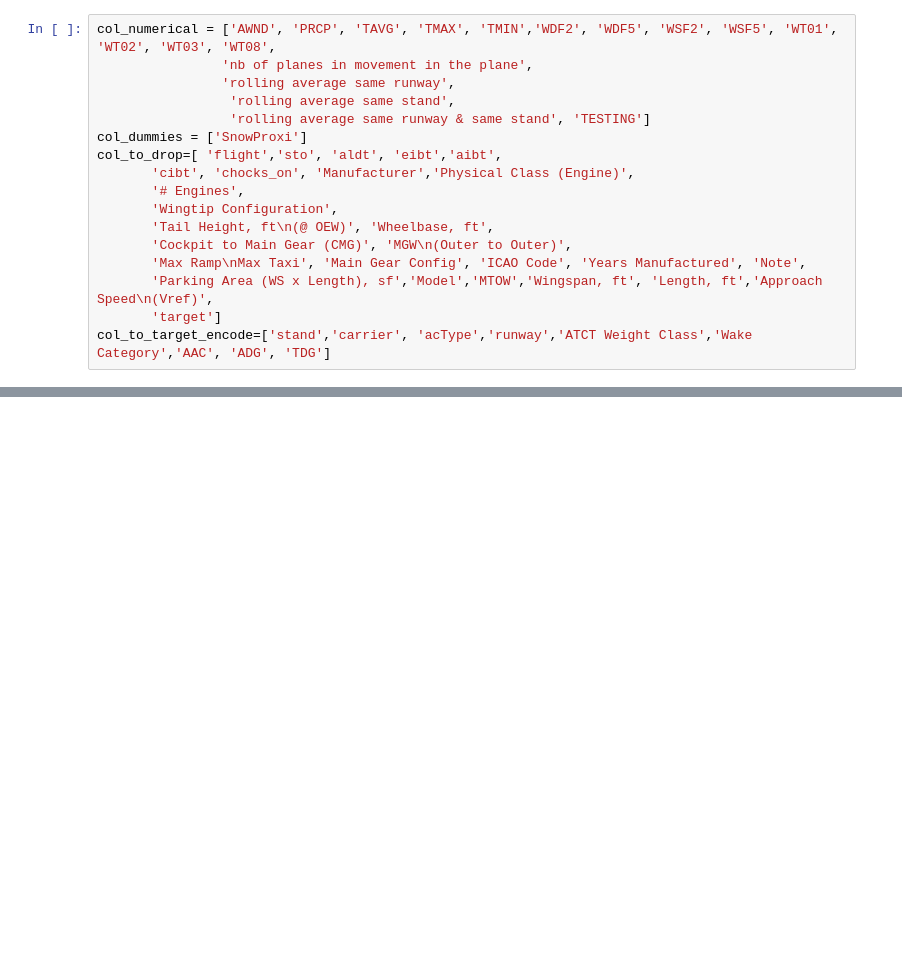
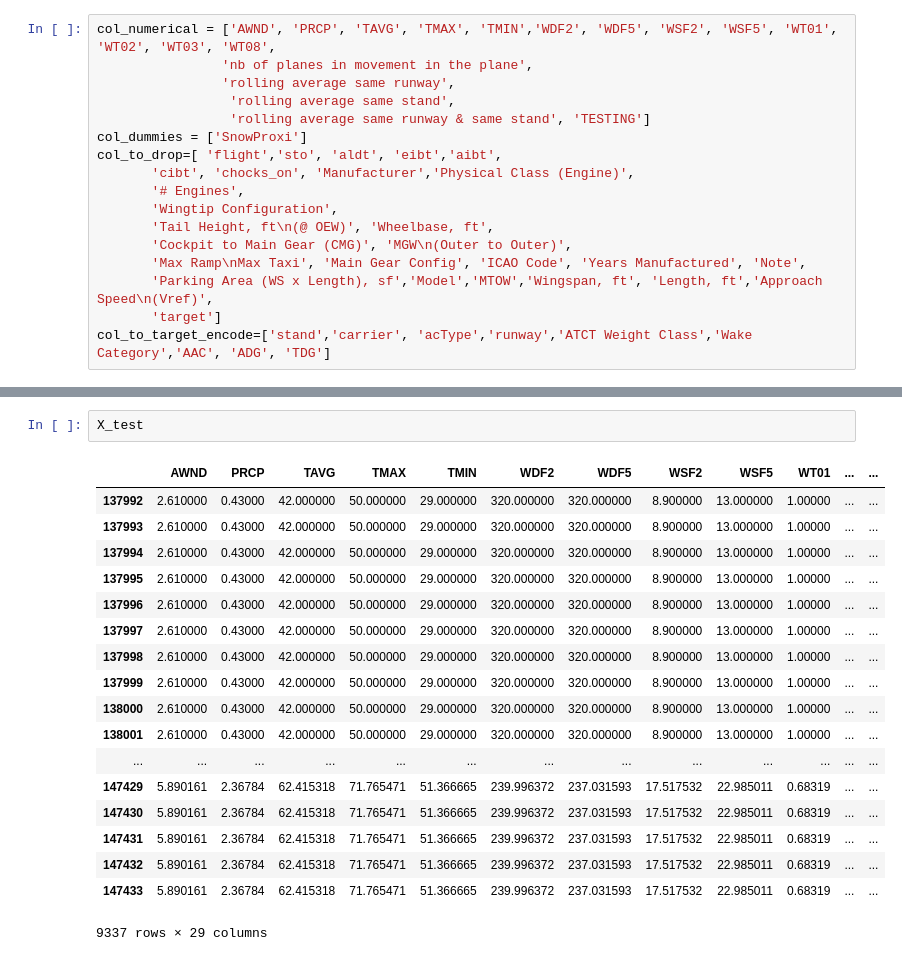
Before and after one commit to arnaudfrn/taxi-time, a Jupyter notebook: Notebook/Test Tristan.ipynb, the cells around one changed output, grey strips where cells are left out. Drawn from its saved outputs; the diff is of its cells as text; blank space fills up the shorter version.

```diff
--- a/Notebook/Test Tristan.ipynb
+++ b/Notebook/Test Tristan.ipynb
@@ -289,0 +291,21 @@ df_tot1[1].loc[X_train.index]
+# %%
+X_test
+# %% [output]
+|  | AWND | PRCP | TAVG | TMAX | TMIN | WDF2 | WDF5 | WSF2 | WSF5 | WT01 | ... | ... |
+| 137992 | 2.610000 | 0.43000 | 42.000000 | 50.000000 | 29.000000 | 320.000000 | 320.000000 | 8.900000 | 13.000000 | 1.00000 | ... | ... |
+| 137993 | 2.610000 | 0.43000 | 42.000000 | 50.000000 | 29.000000 | 320.000000 | 320.000000 | 8.900000 | 13.000000 | 1.00000 | ... | ... |
+| 137994 | 2.610000 | 0.43000 | 42.000000 | 50.000000 | 29.000000 | 320.000000 | 320.000000 | 8.900000 | 13.000000 | 1.00000 | ... | ... |
+| 137995 | 2.610000 | 0.43000 | 42.000000 | 50.000000 | 29.000000 | 320.000000 | 320.000000 | 8.900000 | 13.000000 | 1.00000 | ... | ... |
+| 137996 | 2.610000 | 0.43000 | 42.000000 | 50.000000 | 29.000000 | 320.000000 | 320.000000 | 8.900000 | 13.000000 | 1.00000 | ... | ... |
+| 137997 | 2.610000 | 0.43000 | 42.000000 | 50.000000 | 29.000000 | 320.000000 | 320.000000 | 8.900000 | 13.000000 | 1.00000 | ... | ... |
+| 137998 | 2.610000 | 0.43000 | 42.000000 | 50.000000 | 29.000000 | 320.000000 | 320.000000 | 8.900000 | 13.000000 | 1.00000 | ... | ... |
+| 137999 | 2.610000 | 0.43000 | 42.000000 | 50.000000 | 29.000000 | 320.000000 | 320.000000 | 8.900000 | 13.000000 | 1.00000 | ... | ... |
+| 138000 | 2.610000 | 0.43000 | 42.000000 | 50.000000 | 29.000000 | 320.000000 | 320.000000 | 8.900000 | 13.000000 | 1.00000 | ... | ... |
+| 138001 | 2.610000 | 0.43000 | 42.000000 | 50.000000 | 29.000000 | 320.000000 | 320.000000 | 8.900000 | 13.000000 | 1.00000 | ... | ... |
+| ... | ... | ... | ... | ... | ... | ... | ... | ... | ... | ... | ... | ... |
+| 147429 | 5.890161 | 2.36784 | 62.415318 | 71.765471 | 51.366665 | 239.996372 | 237.031593 | 17.517532 | 22.985011 | 0.68319 | ... | ... |
+| 147430 | 5.890161 | 2.36784 | 62.415318 | 71.765471 | 51.366665 | 239.996372 | 237.031593 | 17.517532 | 22.985011 | 0.68319 | ... | ... |
+| 147431 | 5.890161 | 2.36784 | 62.415318 | 71.765471 | 51.366665 | 239.996372 | 237.031593 | 17.517532 | 22.985011 | 0.68319 | ... | ... |
+| 147432 | 5.890161 | 2.36784 | 62.415318 | 71.765471 | 51.366665 | 239.996372 | 237.031593 | 17.517532 | 22.985011 | 0.68319 | ... | ... |
+| 147433 | 5.890161 | 2.36784 | 62.415318 | 71.765471 | 51.366665 | 239.996372 | 237.031593 | 17.517532 | 22.985011 | 0.68319 | ... | ... |
+9337 rows × 29 columns
```
Also changed, not shown: parts of 14 cells of this notebook.
